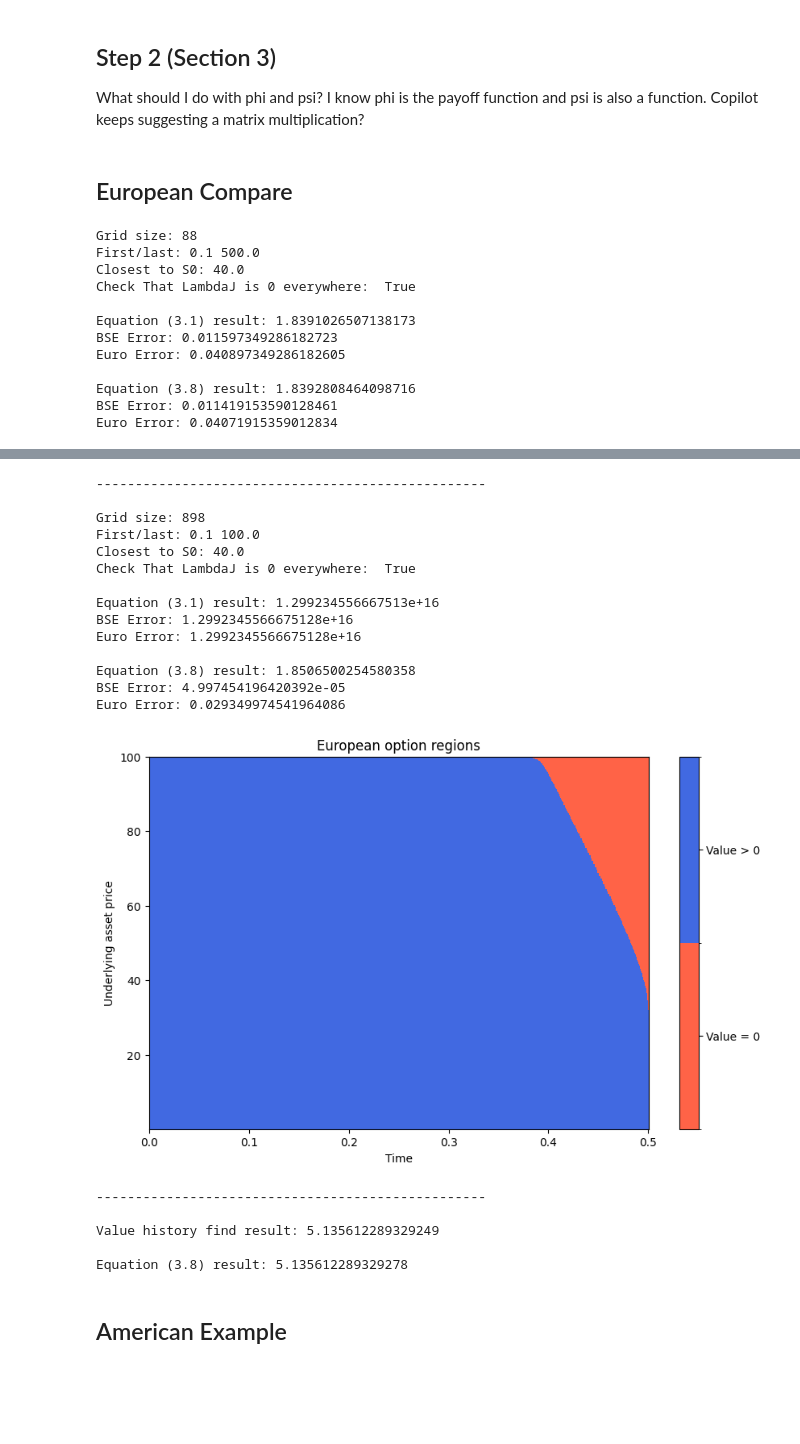
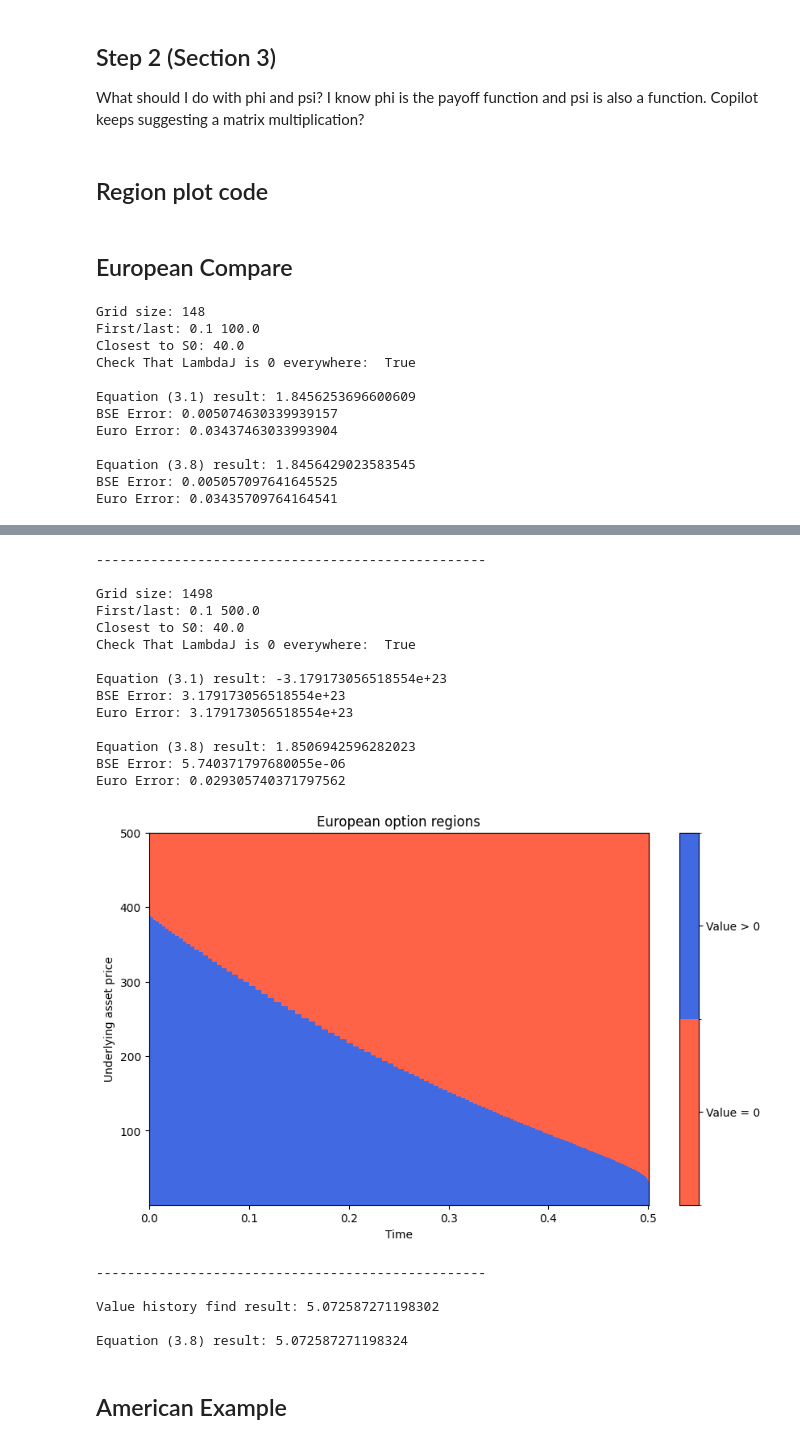
Before and after one commit to heavy-t/MMATH_Project, a Jupyter notebook: Markov.ipynb, the cells around one changed output, grey strips where cells are left out. Cells and saved outputs as stored; diff of their text form; code cells hidden in the pictures; blank space fills up the shorter version.

```diff
--- a/Markov.ipynb
+++ b/Markov.ipynb
@@ -474,3 +494,5 @@ def theorem_3_9_value(Lambda, T, r, G, l, u, E, S0):
+# %% [markdown]
+## Region plot code
 # %%
 import numpy as np
 import matplotlib.pyplot as plt
@@ -521,12 +543,12 @@ def plot_option_regions(result, tol=1e-10):
 # %%
 S0, E, r, T, style, sigma, d = 40.0, 32, 0.1, 0.5, "European", 0.54202, 0
 BSE ,Euro_30_bin = 1.8507 , 1.88
-l,u = 0.11, 499.999
+l,u = 0.11, 99.999
 
 G = build_nonuniform_grid(
     S0=S0, l=l, u=u,
-    x_min=0.1, x_max=500,
-    N1=30, N2=30, N3=30,
+    x_min=0.1, x_max=100,
+    N1=50, N2=50, N3=50,
     d1_minus=20, d1_plus=1.0,
     d2_minus=1.0,   d2_plus=1.0,
     d3_minus=1.0,   d3_plus=20,
@@ -556,11 +578,11 @@ print("BSE Error:", abs(result["option_price"] - BSE),
 
 plot_option_regions(result)
 
-u=99.999
+u=499.999
 G = build_nonuniform_grid(
     S0=S0, l=l, u=u,
-    x_min=0.1, x_max=100,
-    N1=300, N2=300, N3=300,
+    x_min=0.1, x_max=500,
+    N1=500, N2=500, N3=500,
     d1_minus=20, d1_plus=1.0,
     d2_minus=1.0,   d2_plus=1.0,
     d3_minus=1.0,   d3_plus=20,
@@ -599,15 +621,15 @@ print("\nValue history find result:", result)
 result = theorem_3_8_value(Lambda, G, l, u, r, 0.25, E,28,style)
 print("\nEquation (3.8) result:", result["option_price"])
 # %% [output]
-Grid size: 88
-First/last: 0.1 500.0
+Grid size: 148
+First/last: 0.1 100.0
 Closest to S0: 40.0
 Check That LambdaJ is 0 everywhere:  True
 
-Equation (3.1) result: 1.8391026507138173
-BSE Error: 0.011597349286182723
-Euro Error: 0.040897349286182605
+Equation (3.1) result: 1.8456253696600609
+BSE Error: 0.005074630339939157
+Euro Error: 0.03437463033993904
 
-Equation (3.8) result: 1.8392808464098716
-BSE Error: 0.011419153590128461
-Euro Error: 0.04071915359012834
+Equation (3.8) result: 1.8456429023583545
+BSE Error: 0.005057097641645525
+Euro Error: 0.03435709764164541
@@ -615,23 +637,23 @@ Euro Error: 0.04071915359012834
 --------------------------------------------------
 
-Grid size: 898
-First/last: 0.1 100.0
+Grid size: 1498
+First/last: 0.1 500.0
 Closest to S0: 40.0
 Check That LambdaJ is 0 everywhere:  True
 
-Equation (3.1) result: 1.299234556667513e+16
-BSE Error: 1.2992345566675128e+16
-Euro Error: 1.2992345566675128e+16
+Equation (3.1) result: -3.179173056518554e+23
+BSE Error: 3.179173056518554e+23
+Euro Error: 3.179173056518554e+23
 
-Equation (3.8) result: 1.8506500254580358
-BSE Error: 4.997454196420392e-05
-Euro Error: 0.029349974541964086
+Equation (3.8) result: 1.8506942596282023
+BSE Error: 5.740371797680055e-06
+Euro Error: 0.029305740371797562
-[figure, old version]
+[figure, new version]
 --------------------------------------------------
 
-Value history find result: 5.135612289329249
+Value history find result: 5.072587271198302
 
-Equation (3.8) result: 5.135612289329278
+Equation (3.8) result: 5.072587271198324
 # %% [markdown]
 ## American Example
 # %%
```
Also changed, not shown: parts of 4 cells of this notebook.
